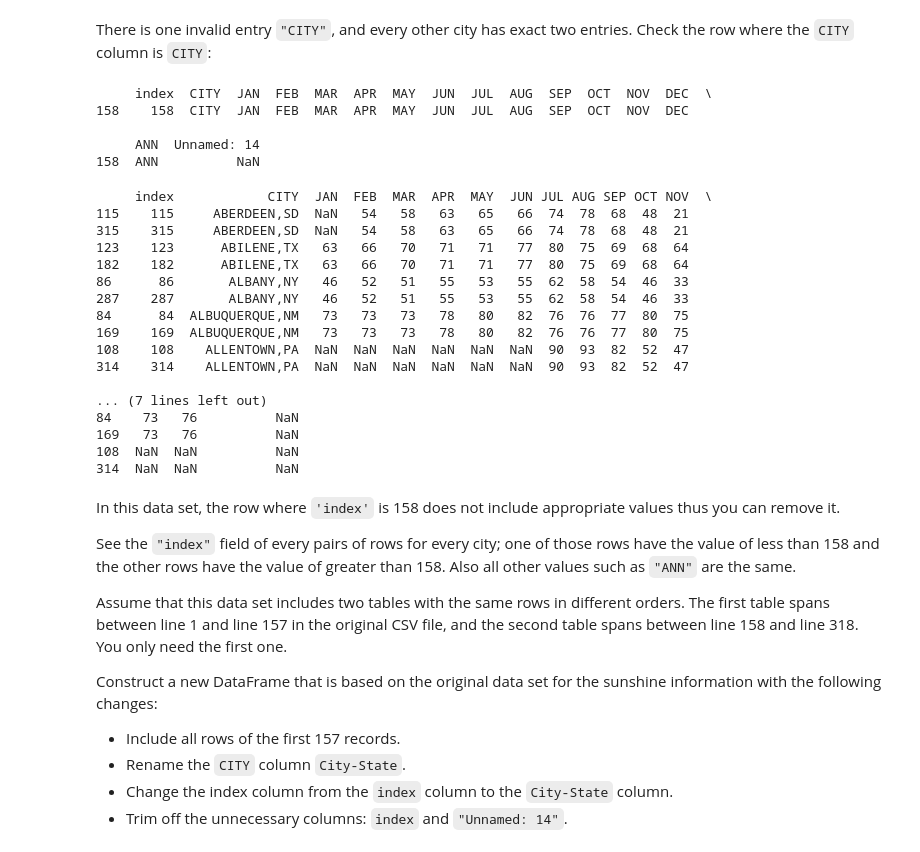
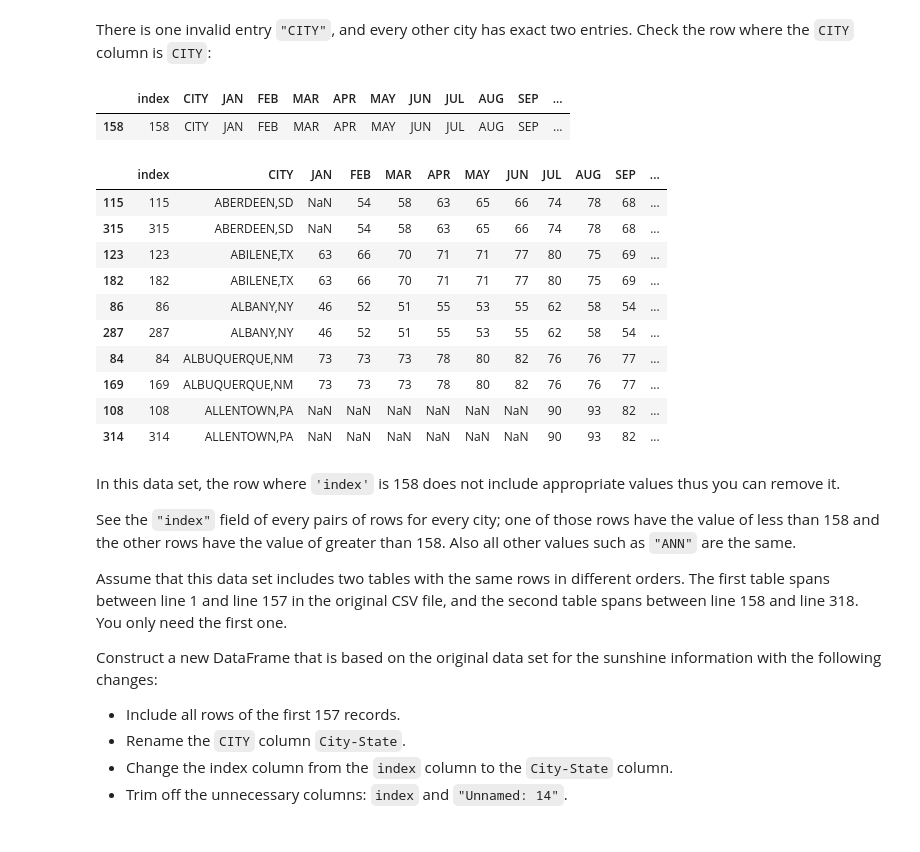
Before and after one commit to Nathan-Oyama-Personal/berkeley-ai, a Jupyter notebook: module20/eda.ipynb, the cells around one changed output. Saved outputs shown, nothing was run; the diff lists cells and outputs as text; code cells hidden in the pictures.

```diff
--- a/module20/eda.ipynb
+++ b/module20/eda.ipynb
@@ -374,33 +330,24 @@ Name: count, Length: 159, dtype: int64
 # %% [markdown]
 There is one invalid entry `"CITY"`, and every other city has exact two entries. Check the row where the `CITY` column is `CITY`:
 # %%
-print(df_sunshine_original[df_sunshine_original['CITY'] == 'CITY'])
+df_sunshine_original[df_sunshine_original['CITY'] == 'CITY']
 # %% [output]
-     index  CITY  JAN  FEB  MAR  APR  MAY  JUN  JUL  AUG  SEP  OCT  NOV  DEC  \
-158    158  CITY  JAN  FEB  MAR  APR  MAY  JUN  JUL  AUG  SEP  OCT  NOV  DEC
-
-     ANN  Unnamed: 14
-158  ANN          NaN
+|  | index | CITY | JAN | FEB | MAR | APR | MAY | JUN | JUL | AUG | SEP | ... |
+| 158 | 158 | CITY | JAN | FEB | MAR | APR | MAY | JUN | JUL | AUG | SEP | ... |
 # %%
-print(df_sunshine_original.sort_values(by=['CITY','index']).head(10))
+df_sunshine_original.sort_values(by=['CITY','index']).head(10)
 # %% [output]
-     index            CITY  JAN  FEB  MAR  APR  MAY  JUN JUL AUG SEP OCT NOV  \
-115    115     ABERDEEN,SD  NaN   54   58   63   65   66  74  78  68  48  21
-315    315     ABERDEEN,SD  NaN   54   58   63   65   66  74  78  68  48  21
-123    123      ABILENE,TX   63   66   70   71   71   77  80  75  69  68  64
-182    182      ABILENE,TX   63   66   70   71   71   77  80  75  69  68  64
-86      86       ALBANY,NY   46   52   51   55   53   55  62  58  54  46  33
-287    287       ALBANY,NY   46   52   51   55   53   55  62  58  54  46  33
-84      84  ALBUQUERQUE,NM   73   73   73   78   80   82  76  76  77  80  75
-169    169  ALBUQUERQUE,NM   73   73   73   78   80   82  76  76  77  80  75
-108    108    ALLENTOWN,PA  NaN  NaN  NaN  NaN  NaN  NaN  90  93  82  52  47
-314    314    ALLENTOWN,PA  NaN  NaN  NaN  NaN  NaN  NaN  90  93  82  52  47
-
-... (7 lines left out)
-84    73   76          NaN
-169   73   76          NaN
-108  NaN  NaN          NaN
-314  NaN  NaN          NaN
+|  | index | CITY | JAN | FEB | MAR | APR | MAY | JUN | JUL | AUG | SEP | ... |
+| 115 | 115 | ABERDEEN,SD | NaN | 54 | 58 | 63 | 65 | 66 | 74 | 78 | 68 | ... |
+| 315 | 315 | ABERDEEN,SD | NaN | 54 | 58 | 63 | 65 | 66 | 74 | 78 | 68 | ... |
+| 123 | 123 | ABILENE,TX | 63 | 66 | 70 | 71 | 71 | 77 | 80 | 75 | 69 | ... |
+| 182 | 182 | ABILENE,TX | 63 | 66 | 70 | 71 | 71 | 77 | 80 | 75 | 69 | ... |
+| 86 | 86 | ALBANY,NY | 46 | 52 | 51 | 55 | 53 | 55 | 62 | 58 | 54 | ... |
+| 287 | 287 | ALBANY,NY | 46 | 52 | 51 | 55 | 53 | 55 | 62 | 58 | 54 | ... |
+| 84 | 84 | ALBUQUERQUE,NM | 73 | 73 | 73 | 78 | 80 | 82 | 76 | 76 | 77 | ... |
+| 169 | 169 | ALBUQUERQUE,NM | 73 | 73 | 73 | 78 | 80 | 82 | 76 | 76 | 77 | ... |
+| 108 | 108 | ALLENTOWN,PA | NaN | NaN | NaN | NaN | NaN | NaN | 90 | 93 | 82 | ... |
+| 314 | 314 | ALLENTOWN,PA | NaN | NaN | NaN | NaN | NaN | NaN | 90 | 93 | 82 | ... |
 # %% [markdown]
 In this data set, the row where `'index'` is 158 does not include appropriate values thus you can remove it.
 
```
Also changed, not shown: parts of 42 cells of this notebook.
